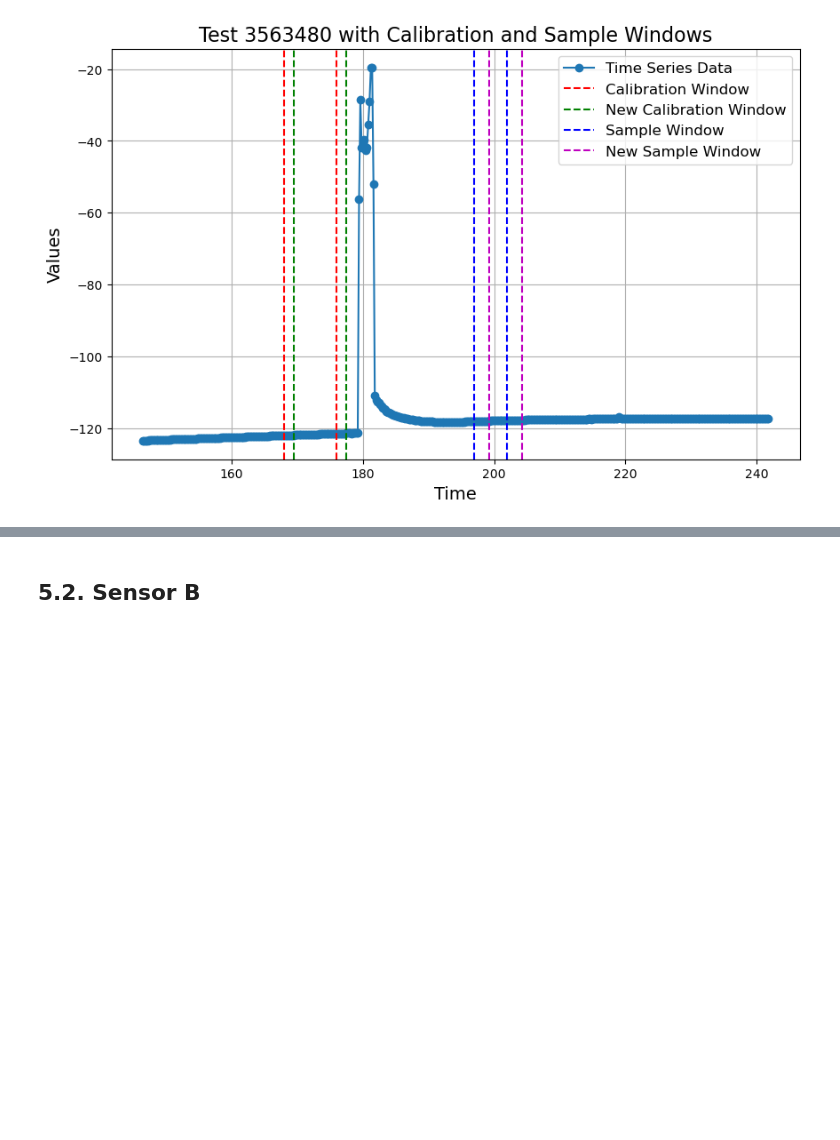
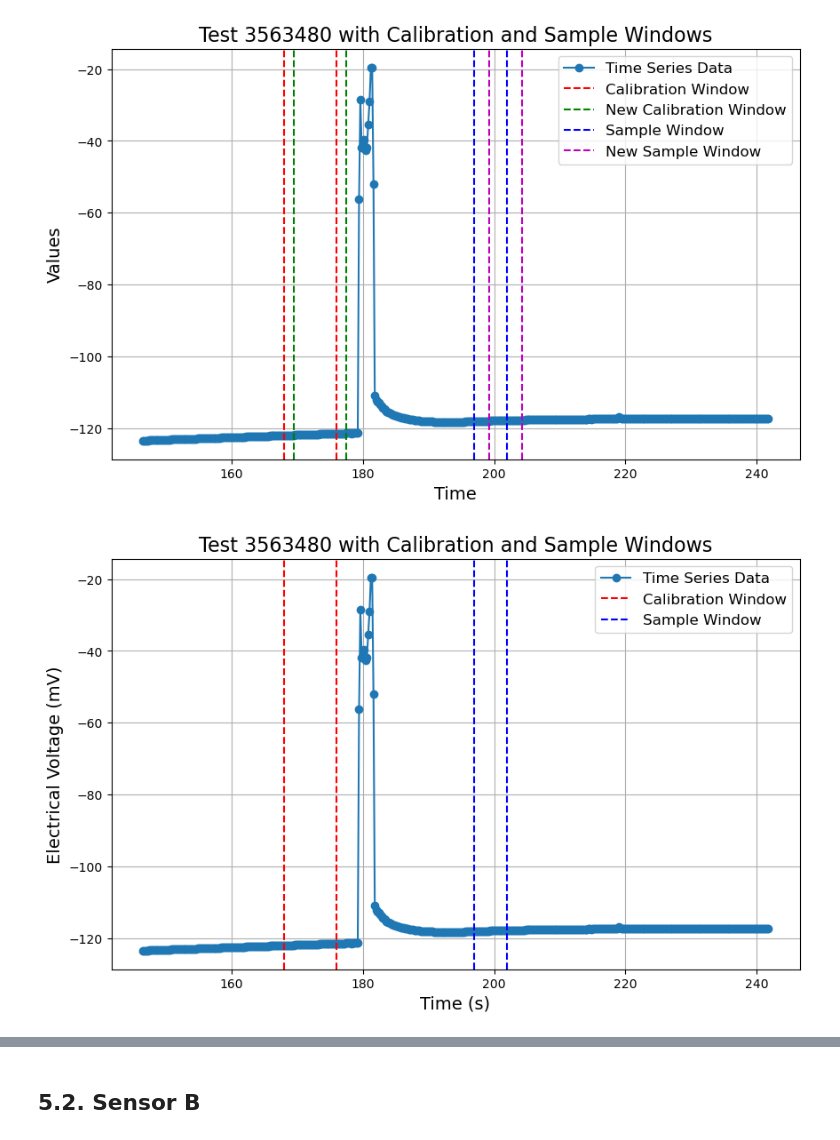
Before and after one commit to dejaytang/Capstone_Siemens, a Jupyter notebook: Coding/Window_Optimization/Window_Optimization/Window_Optimization.ipynb, the cells around one changed output, grey strips where cells are left out. Cells and saved outputs as stored; diff of their text form; code cells hidden in the pictures; blank space fills up the shorter version.

```diff
--- a/Coding/Window_Optimization/Window_Optimization/Window_Optimization.ipynb
+++ b/Coding/Window_Optimization/Window_Optimization/Window_Optimization.ipynb
@@ -551,10 +551,10 @@ def plot_singletest_without_newWindows(df, TestID, calDelimit, sampleDelimit, ca
     #plt.axvline(x=new_sample_window_end.values, color='m', linestyle='--')
 
     # Adding title and labels
-    plt.title(f'Test {TestID} with Calibration and Sample Windows')
-    plt.xlabel('Time')
-    plt.ylabel('Values')
-    plt.legend()
+    plt.title(f'Test {TestID} with Calibration and Sample Windows', fontsize = 16)
+    plt.xlabel('Time (s)', fontsize = 14)
+    plt.ylabel('Electrical Voltage (mV)', fontsize = 14)
+    plt.legend(prop = {"size": 12})
     plt.grid(True)
 
     # Display the plot
@@ -688,9 +688,11 @@ plot_singletest_with_windows(A2_Merged,randomTestID,calDelimit=9.6,sampleDelimit
 # %% [output]
 [figure]
 # %%
-# # Random sample one TestID for sensor A in System 2 without showing new windows
-# randomTestID=A2_Merged['TestID'].sample(1,random_state=599).values[0]
-# plot_singletest_without_newWindows(A2_Merged,randomTestID,calDelimit=9.6,sampleDelimit=17.2,cal_window_size=cal_window_size_A,sample_window_size=sample_window_size_A)
+# Random sample one TestID for sensor A in System 2 without showing new windows
+randomTestID=A2_Merged['TestID'].sample(1,random_state=599).values[0]
+plot_singletest_without_newWindows(A2_Merged,randomTestID,calDelimit=9.6,sampleDelimit=17.2,cal_window_size=cal_window_size_A,sample_window_size=sample_window_size_A)
+# %% [output]
+[figure, added]
 # %%
 A2_Merged.head()
 # %% [output]
```
Also changed, not shown: 1 other file.
